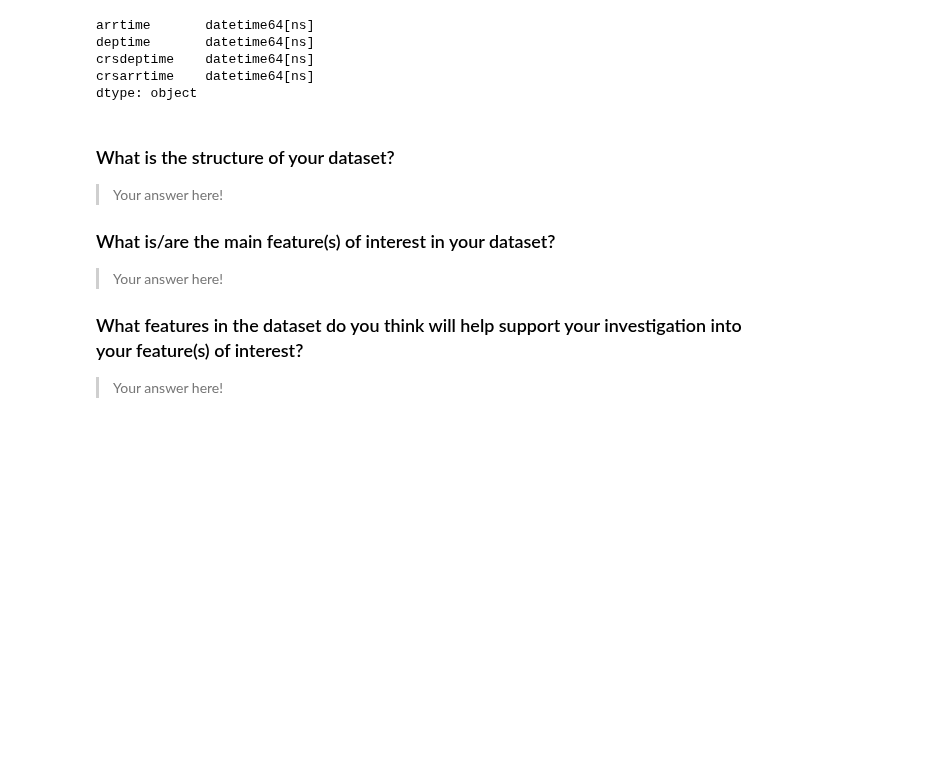
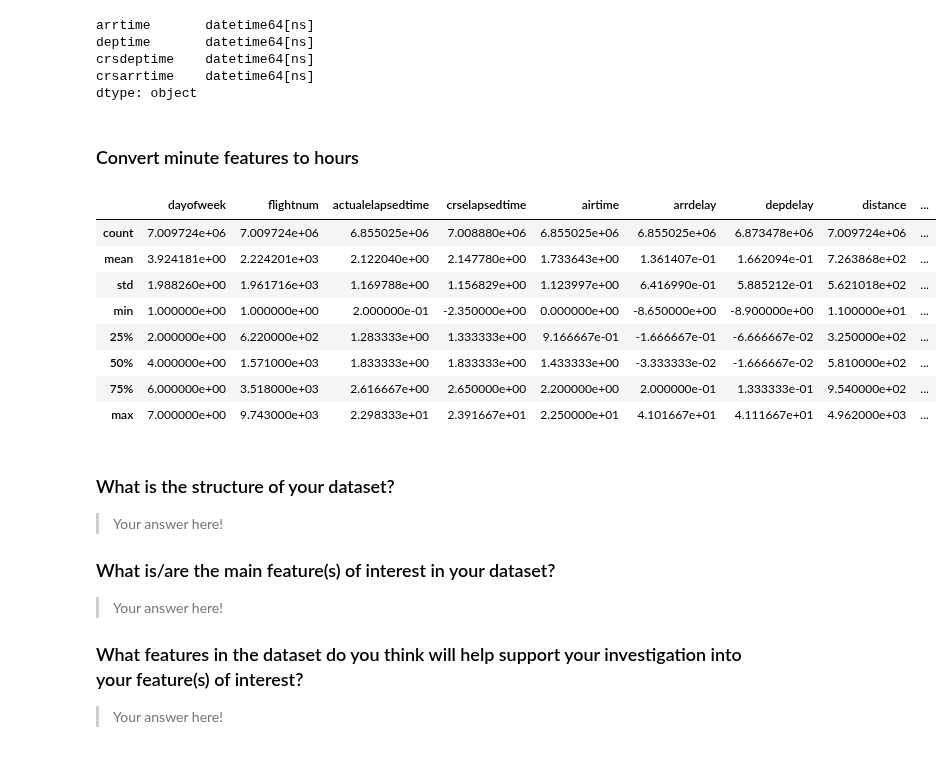
Before and after one commit to command7/exploratory_data_analysis, a Jupyter notebook: Analysis.ipynb, the cells around one changed output. Cells and saved outputs as stored; diff of their text form; code cells hidden in the pictures; blank space fills up the shorter version.

Commit message:
Feat: Convert hour features to minute features

```diff
--- a/Analysis.ipynb
+++ b/Analysis.ipynb
@@ -190,6 +191,33 @@ deptime       datetime64[ns]
 crsdeptime    datetime64[ns]
 crsarrtime    datetime64[ns]
 dtype: object
+# %% [markdown]
+### Convert minute features to hours
+# %%
+flights_data["actualelapsedtime"] = flights_data["actualelapsedtime"] / 60
+flights_data["crselapsedtime"] = flights_data["crselapsedtime"] / 60
+flights_data["airtime"] = flights_data["airtime"] / 60
+flights_data["arrdelay"] = flights_data["arrdelay"] / 60
+flights_data["depdelay"] = flights_data["depdelay"] / 60
+flights_data["taxiin"] = flights_data["taxiin"] / 60
+flights_data["taxiout"] = flights_data["taxiout"] / 60
+flights_data["carrierdelay"] = flights_data["carrierdelay"] / 60
+flights_data["weatherdelay"] = flights_data["weatherdelay"] / 60
+flights_data["nasdelay"] = flights_data["nasdelay"] / 60
+flights_data["securitydelay"] = flights_data["securitydelay"] / 60
+flights_data["lateaircraftdelay"] = flights_data["lateaircraftdelay"] / 60
+# %%
+flights_data.describe()
+# %% [output]
+|  | dayofweek | flightnum | actualelapsedtime | crselapsedtime | airtime | arrdelay | depdelay | distance | ... |
+| count | 7.009724e+06 | 7.009724e+06 | 6.855025e+06 | 7.008880e+06 | 6.855025e+06 | 6.855025e+06 | 6.873478e+06 | 7.009724e+06 | ... |
+| mean | 3.924181e+00 | 2.224201e+03 | 2.122040e+00 | 2.147780e+00 | 1.733643e+00 | 1.361407e-01 | 1.662094e-01 | 7.263868e+02 | ... |
+| std | 1.988260e+00 | 1.961716e+03 | 1.169788e+00 | 1.156829e+00 | 1.123997e+00 | 6.416990e-01 | 5.885212e-01 | 5.621018e+02 | ... |
+| min | 1.000000e+00 | 1.000000e+00 | 2.000000e-01 | -2.350000e+00 | 0.000000e+00 | -8.650000e+00 | -8.900000e+00 | 1.100000e+01 | ... |
+| 25% | 2.000000e+00 | 6.220000e+02 | 1.283333e+00 | 1.333333e+00 | 9.166667e-01 | -1.666667e-01 | -6.666667e-02 | 3.250000e+02 | ... |
+| 50% | 4.000000e+00 | 1.571000e+03 | 1.833333e+00 | 1.833333e+00 | 1.433333e+00 | -3.333333e-02 | -1.666667e-02 | 5.810000e+02 | ... |
+| 75% | 6.000000e+00 | 3.518000e+03 | 2.616667e+00 | 2.650000e+00 | 2.200000e+00 | 2.000000e-01 | 1.333333e-01 | 9.540000e+02 | ... |
+| max | 7.000000e+00 | 9.743000e+03 | 2.298333e+01 | 2.391667e+01 | 2.250000e+01 | 4.101667e+01 | 4.111667e+01 | 4.962000e+03 | ... |
 # %% [markdown]
 ### What is the structure of your dataset?
 
```
Also changed, not shown: parts of 2 cells of this notebook.
